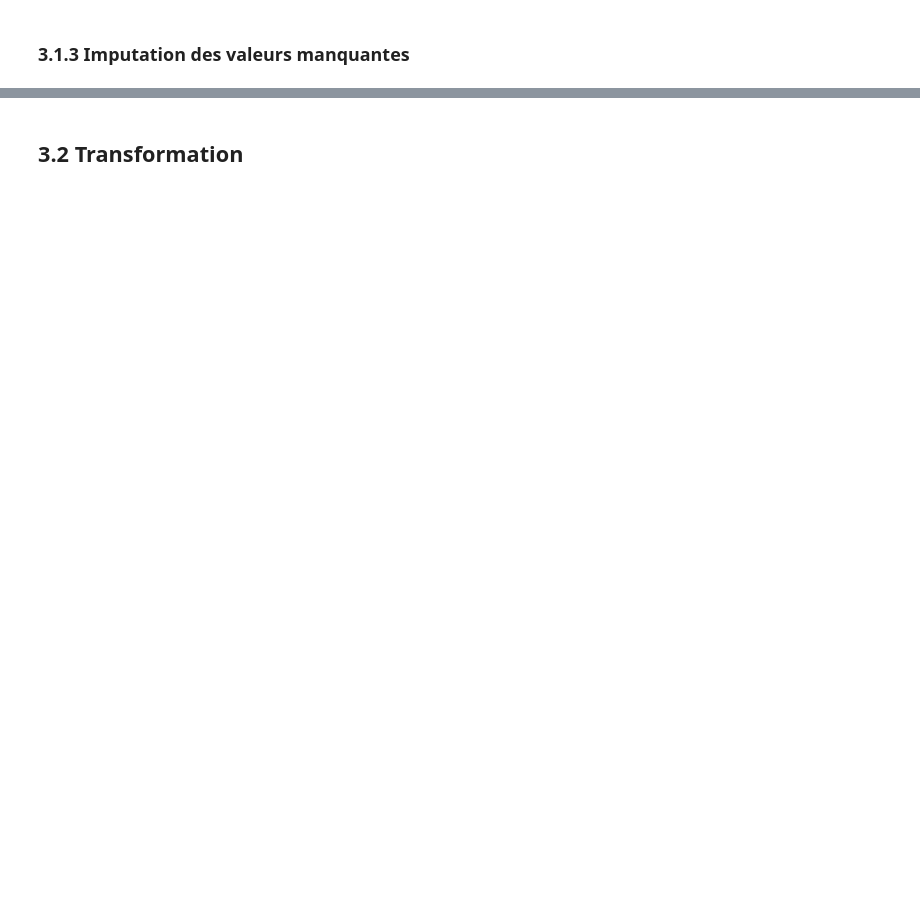
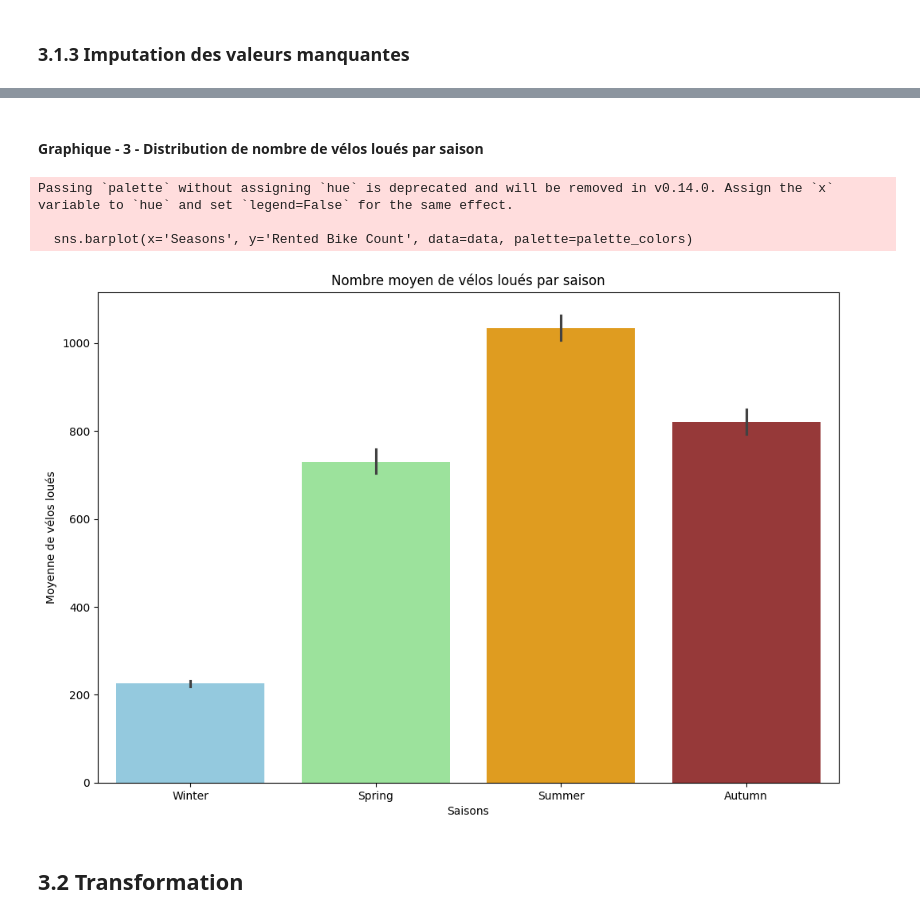
Before and after one commit to Majdi-Zlitni/ML-Project-Bike-Sharing-Model, a Jupyter notebook: Notebooks/Bike_Sharing_Analysis.ipynb, the cells around one changed output, grey strips where cells are left out. Cells and saved outputs as stored; diff of their text form; code cells hidden in the pictures; blank space fills up the shorter version.

```diff
--- a/Notebooks/Bike_Sharing_Analysis.ipynb
+++ b/Notebooks/Bike_Sharing_Analysis.ipynb
@@ -267,2 +273,24 @@ data.fillna(method='ffill', inplace=True)
+# %% [markdown]
+#### Graphique - 3 - Distribution de nombre de vélos loués par saison
+# %%
+palette_colors = {
+    'Spring': 'lightgreen',
+    'Summer': 'orange',
+    'Autumn': 'brown',
+    'Winter': 'skyblue'
+}
+
+# Créer le graphique en barres avec des couleurs personnalisées
+plt.figure(figsize=(12, 8))
+sns.barplot(x='Seasons', y='Rented Bike Count', data=data, palette=palette_colors)
+plt.xlabel("Saisons")
+plt.ylabel("Moyenne de vélos loués")
+plt.title("Nombre moyen de vélos loués par saison")
+plt.show()
+# %% [output]
+Passing `palette` without assigning `hue` is deprecated and will be removed in v0.14.0. Assign the `x` variable to `hue` and set `legend=False` for the same effect.
+
+  sns.barplot(x='Seasons', y='Rented Bike Count', data=data, palette=palette_colors)
+[figure, added]
 # %% [markdown]
 ## 3.2 Transformation
```
Also changed, not shown: parts of 92 cells of this notebook, 21 other files.
